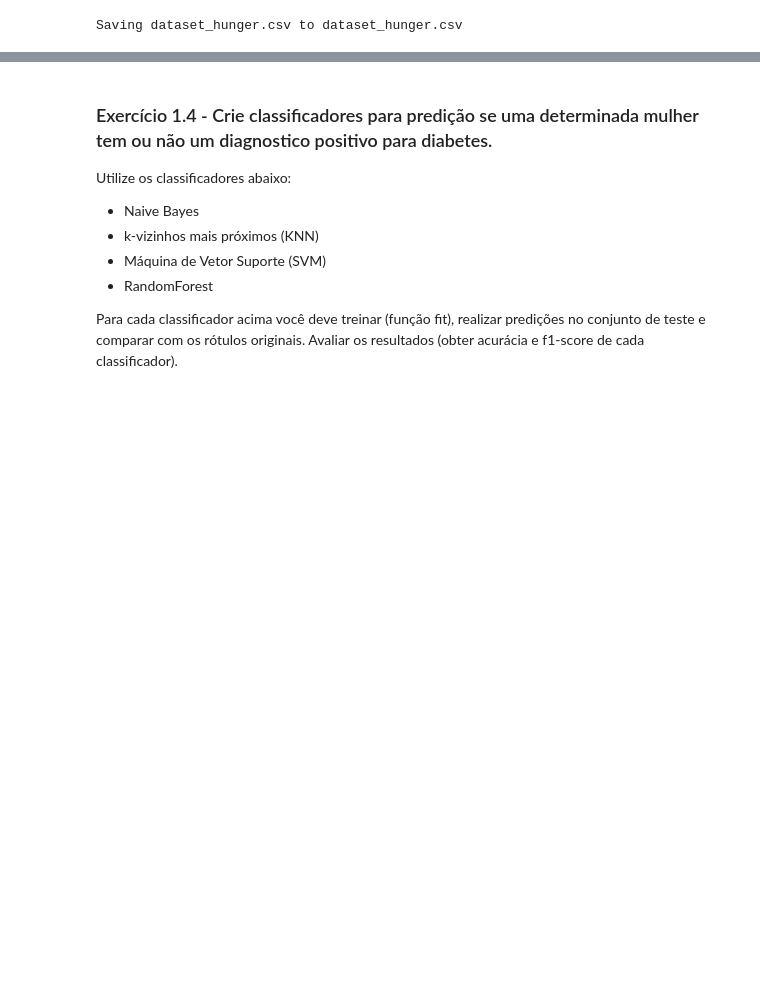
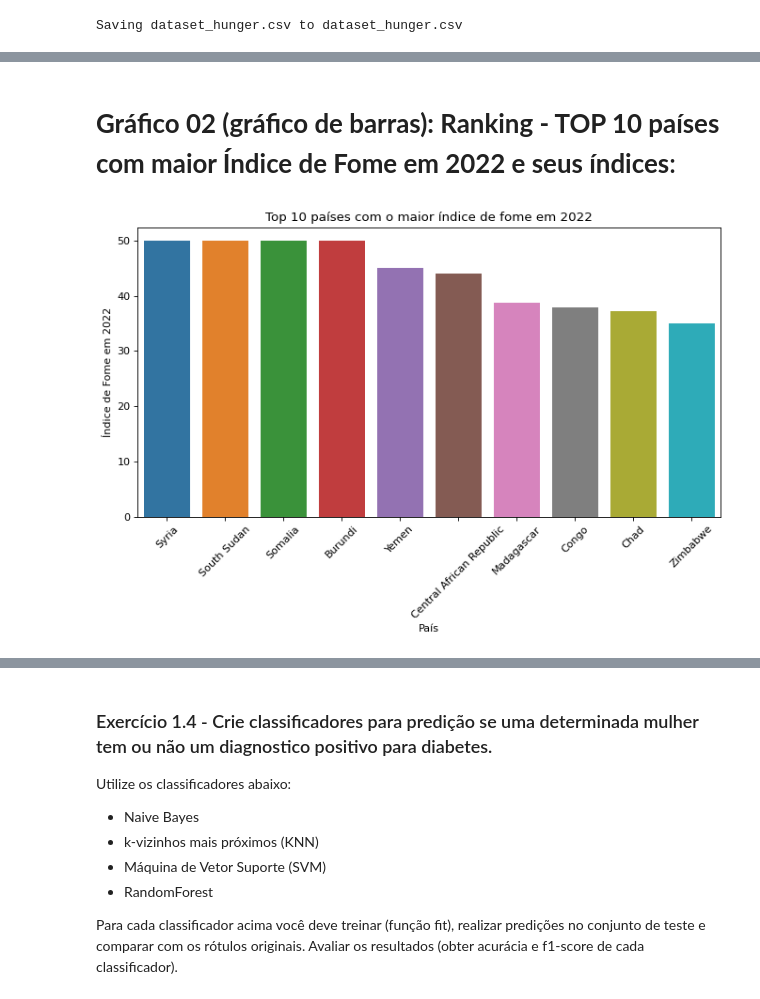
Before and after one commit to mariana-santos/RaizesSolidarias, a Jupyter notebook: AIC/GS2.ipynb, the cells around one changed output, grey strips where cells are left out. Cells and saved outputs as stored; diff of their text form; code cells hidden in the pictures; blank space fills up the shorter version.

```diff
--- a/AIC/GS2.ipynb
+++ b/AIC/GS2.ipynb
@@ -84,0 +102,14 @@ ValueError: ignored
+# %% [markdown]
+# **Gráfico 02 (gráfico de barras): Ranking - TOP 10 países com maior Índice de Fome em 2022 e seus índices**:
+# %%
+# Gráfico mostrando os 10 países com maior índice de fome em 2022
+plt.figure(figsize = (10, 5), dpi = 80)
+top_countries_rank = dados.sort_values('2022', ascending=False).head(10)
+sns.barplot(data = top_countries_rank, x = 'Country', y = '2022')
+plt.xlabel('País')
+plt.ylabel('Índice de Fome em 2022')
+plt.title('Top 10 países com o maior índice de fome em 2022')
+plt.xticks(rotation=45)
+plt.show()
+# %% [output]
+[figure, added]
```
Also changed, not shown: parts of 42 cells of this notebook, 2 other files.
